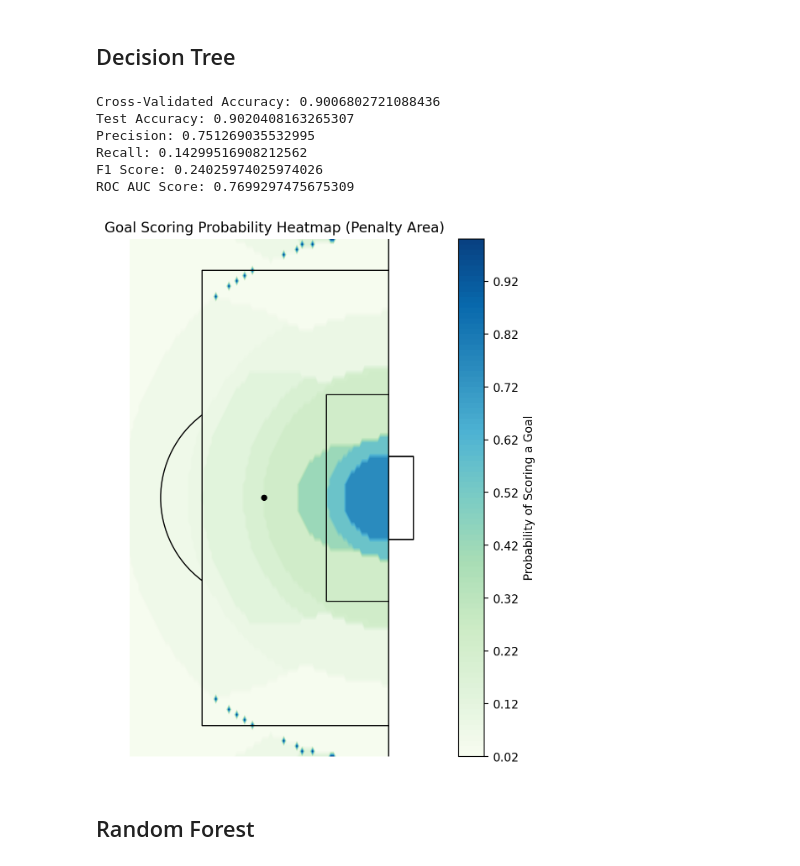
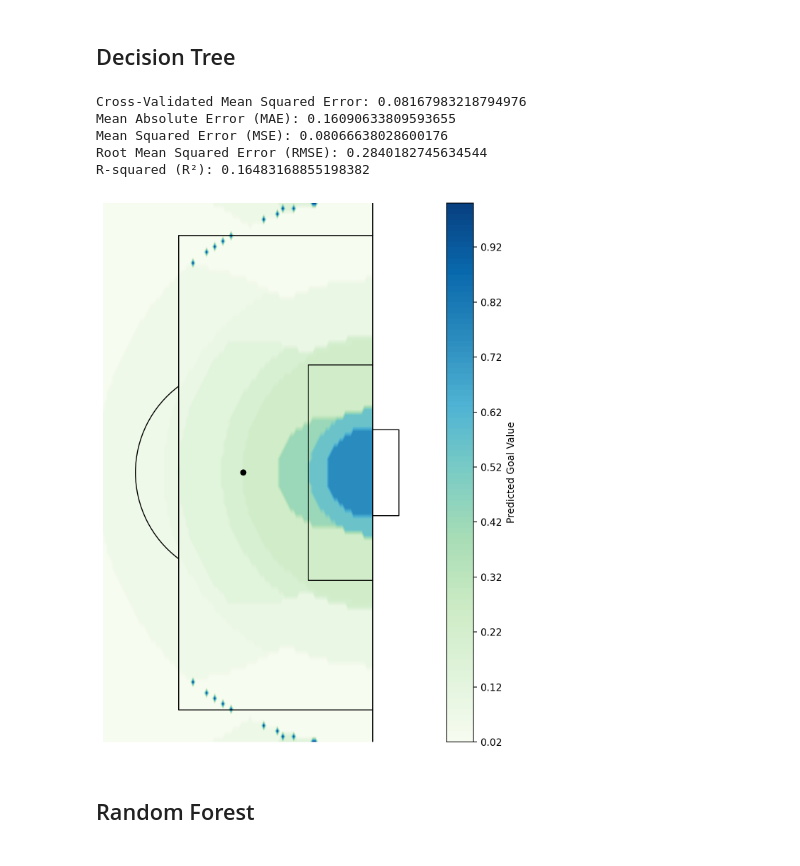
Before and after one commit to G4din/Examensarbete-PlaymakerAI, a Jupyter notebook: xG_Distance+Angle.ipynb, the cells around one changed output. Cells and saved outputs as stored; diff of their text form; code cells hidden in the pictures.

```diff
--- a/xG_Distance+Angle.ipynb
+++ b/xG_Distance+Angle.ipynb
@@ -198,66 +198,64 @@ plt.show()
 ## Decision Tree
 # %%
 # Initialize the Decision Tree model
-tree_model = DecisionTreeClassifier(max_depth=5)
+tree_model = DecisionTreeRegressor(max_depth=5)
 
 # Use Stratified K-Fold for cross-validation
 cv = StratifiedKFold(n_splits=5)
 
 # Cross-validation across the entire dataset for a general accuracy estimation
-cv_accuracy_dt = cross_val_score(tree_model, X_train, y_train, cv=cv, scoring='accuracy').mean()
-print(f'Cross-Validated Accuracy: {cv_accuracy_dt}')
+cv_mse_dt = -cross_val_score(tree_model, X_train, y_train, cv=cv, scoring='neg_mean_squared_error').mean()
+print(f'Cross-Validated Mean Squared Error: {cv_mse_dt}')
 
 # Fit the model on the training data
 tree_model.fit(X_train, y_train)
 
 # Predictions
 y_pred = tree_model.predict(X_test)
-y_pred_proba = tree_model.predict_proba(X_test)[:, 1] # Get probabilities for the positive class
 
 # Evaluate the model
-test_accuracy_dt = accuracy_score(y_test, y_pred)
-precision_dt = precision_score(y_test, y_pred)
-recall_dt = recall_score(y_test, y_pred)
-f1_dt = f1_score(y_test, y_pred)
-roc_auc_dt = roc_auc_score(y_test, y_pred_proba)
+mse_dt = mean_squared_error(y_test, y_pred)
+mae_dt = mean_absolute_error(y_test, y_pred)
+rmse_dt = np.sqrt(mse_dt)
+r2_dt = r2_score(y_test, y_pred)
 
 # Print the evaluation metrics
-print(f'Test Accuracy: {test_accuracy_dt}')
-print(f'Precision: {precision_dt}')
-print(f'Recall: {recall_dt}')
-print(f'F1 Score: {f1_dt}')
-print(f'ROC AUC Score: {roc_auc_dt}')
+print(f'Mean Absolute Error (MAE): {mae_dt}')
+print(f'Mean Squared Error (MSE): {mse_dt}')
+print(f'Root Mean Squared Error (RMSE): {rmse_dt}')
+print(f'R-squared (R²): {r2_dt}')
 # %% [output]
-Cross-Validated Accuracy: 0.9006802721088436
-Test Accuracy: 0.9020408163265307
-Precision: 0.751269035532995
-Recall: 0.14299516908212562
-F1 Score: 0.24025974025974026
-ROC AUC Score: 0.7699297475675309
+Cross-Validated Mean Squared Error: 0.08167983218794976
+Mean Absolute Error (MAE): 0.16090633809593655
+Mean Squared Error (MSE): 0.08066638028600176
+Root Mean Squared Error (RMSE): 0.2840182745634544
+R-squared (R²): 0.16483168855198382
 # %%
 # Plot
 x_values = np.linspace(95, 120, 100)  # Increase the number of points for finer resolution
 y_values = np.linspace(15, 65, 100)   # Increase the number of points for finer resolution
 
 xx, yy = np.meshgrid(x_values, y_values)
 grid_points = np.c_[xx.ravel(), yy.ravel()]
 full_grid_points = np.array([[calculate_dist(x, y), calculate_angle(x, y), 0, 0] for x, y in grid_points])
 
-goal_probabilities = tree_model.predict_proba(full_grid_points)[:, 1]  # Probability predictions
-goal_prob_matrix = goal_probabilities.reshape(xx.shape)
+# Calculate predictions instead of probabilities
+goal_predictions = tree_model.predict(full_grid_points)
+goal_pred_matrix = goal_predictions.reshape(xx.shape)
 
 fig, ax = plt.subplots(figsize=(12, 8))
 pitch = Pitch(half=True, goal_type='box', line_zorder=2, line_color='black', linewidth=1)
 pitch.draw(ax=ax)
-contour = ax.contourf(xx, yy, goal_prob_matrix, cmap='GnBu', levels=100, zorder=1)  # Increase levels for smoother gradient
-fig.colorbar(contour, ax=ax, label='Probability of Scoring a Goal')
-ax.set_title('Goal Scoring Probability Heatmap (Penalty Area)')
+contour = ax.contourf(xx, yy, goal_pred_matrix, cmap='GnBu', levels=100, zorder=1)  # Increase levels for smoother gradient
+fig.colorbar(contour, ax=ax, label='Predicted Goal Value')
 ax.set_xlim(95, 123)
 ax.set_ylim(15, 65)
-
+# Adjust layout and save the figure before plt.show()
+plt.tight_layout()
+plt.savefig('img_models/svm_model_heatmap.png', bbox_inches='tight')
 plt.show()
 # %% [output]
-[figure, old version]
+[figure, new version]
 # %% [markdown]
 ## Random Forest
 # %%
```
Also changed, not shown: parts of 20 cells of this notebook, 1 other file.
